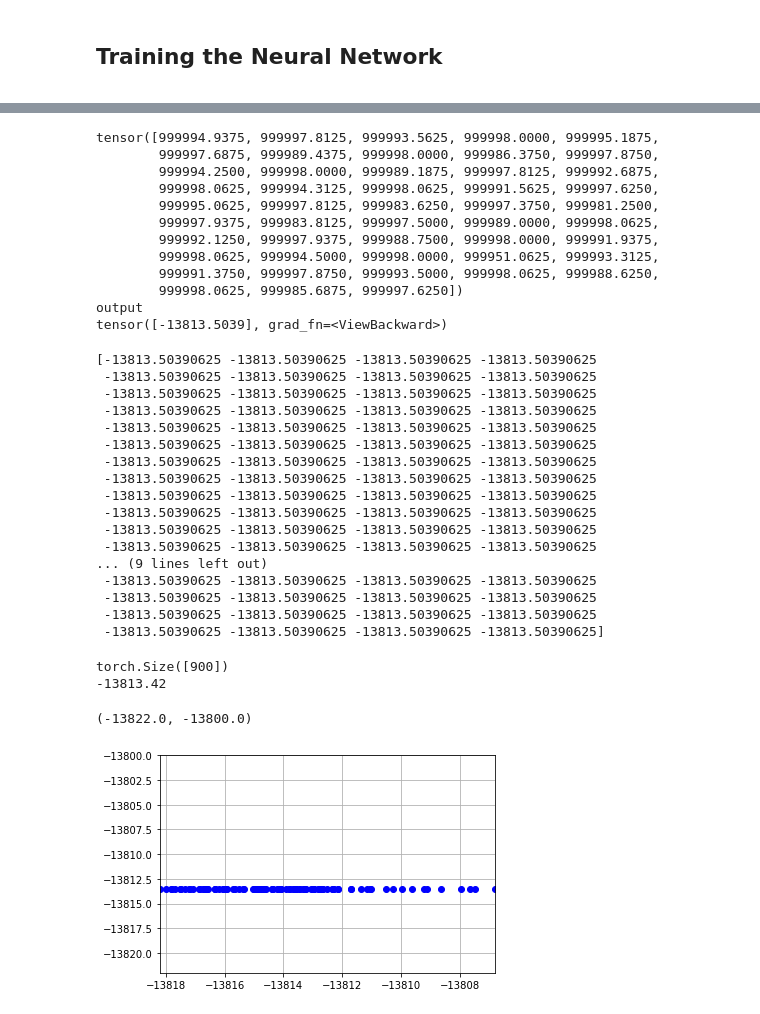
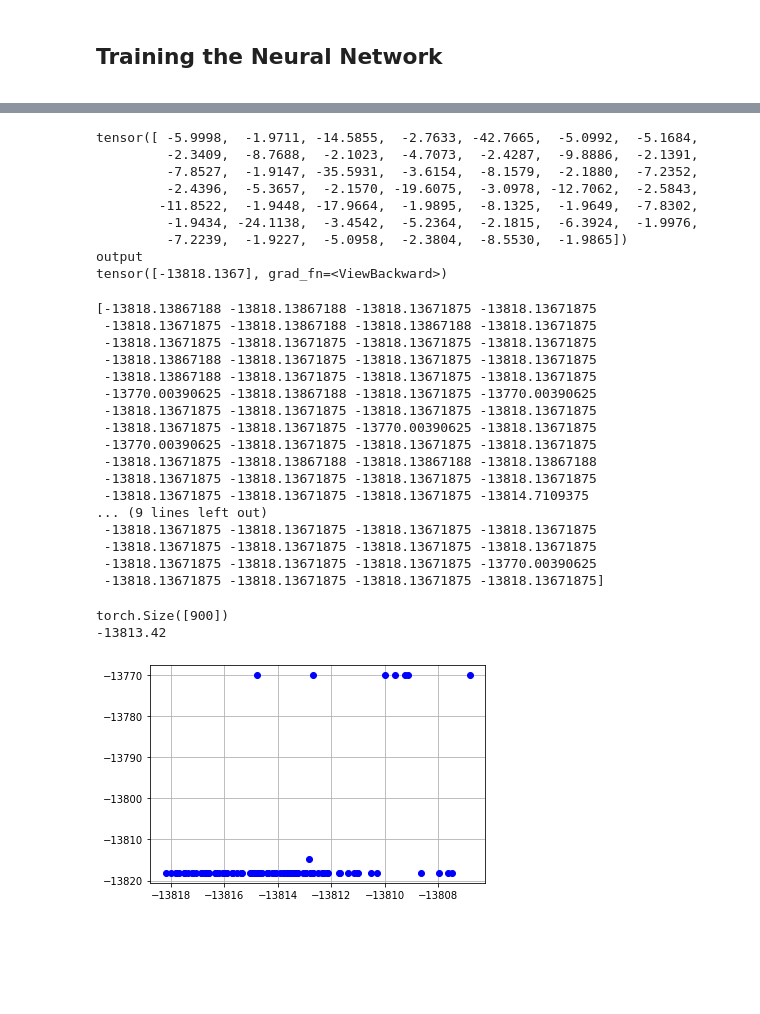
Before and after one commit to KKaroni/Symmetry-in-Machine-learned-Molecular-Force-Fields, a Jupyter notebook: BPNN.ipynb, the cells around one changed output, grey strips where cells are left out. Drawn from its saved outputs; the diff is of its cells as text; code cells hidden in the pictures; blank space fills up the shorter version.

```diff
--- a/BPNN.ipynb
+++ b/BPNN.ipynb
@@ -216,7 +216,7 @@ def angular_BP_symm_func(coord,Dp,N,heta,Rs,lambdaa,zeta):
             for k in range(N):
                 if j != i and k !=i:
                     R_vec_ij = coord[i,:] - coord[j,:]
-                    R_vec_jk = coord[k,:] - coord[k,:]
+                    R_vec_jk = coord[i,:] - coord[k,:]
                     theta_ijk  = np.dot(R_vec_ij, R_vec_jk)/(Dp[i][j]*Dp[i][k])
                     G_mu2[i]   = G_mu2[i] + (  1 + lambdaa * np.cos(theta_ijk) )**zeta  \
                                 * np.exp( -heta * (Dp[i][j]**2 + Dp[i][k]**2 + Dp[j][k]**2) ) \
@@ -384,8 +384,8 @@ class BPNN(nn.Module):
 #         print(x3)
 
         x = torch.cat((x1, x2, x3), 0)
-#        x = torch.sum(x)                      #??????????????????????????? try average pooling?
-#        x = torch.reshape(x,[1])
+        x = torch.sum(x)                   #??????????????????????????? try average pooling?
+        x = torch.reshape(x,[1])
         return x
 
 
@@ -547,7 +607,7 @@ biases
 net = BPNN()
 
 criterion = nn.MSELoss()
-optimizer = optim.Adam(net.parameters(), lr=0.01)
+optimizer = optim.Adam(net.parameters(), lr=0.1)
 #optimizer = optim.SGD(net.parameters(), lr=0.001, momentum=0.1)
 nepochs = 20
 
@@ -612,24 +672,21 @@ print('Finished Training')
 # %%
 x1, x2, x3 = test_set[10]
-x1 = x1 + 1000000
+x1 = x1
 print(x1)
 
 output = net(x1, x2, x3)
 print('output')
 print(output)
 # %% [output]
-tensor([999994.9375, 999997.8125, 999993.5625, 999998.0000, 999995.1875,
-        999997.6875, 999989.4375, 999998.0000, 999986.3750, 999997.8750,
-        999994.2500, 999998.0000, 999989.1875, 999997.8125, 999992.6875,
-        999998.0625, 999994.3125, 999998.0625, 999991.5625, 999997.6250,
-        999995.0625, 999997.8125, 999983.6250, 999997.3750, 999981.2500,
-        999997.9375, 999983.8125, 999997.5000, 999989.0000, 999998.0625,
-        999992.1250, 999997.9375, 999988.7500, 999998.0000, 999991.9375,
-        999998.0625, 999994.5000, 999998.0000, 999951.0625, 999993.3125,
-        999991.3750, 999997.8750, 999993.5000, 999998.0625, 999988.6250,
-        999998.0625, 999985.6875, 999997.6250])
+tensor([ -5.9998,  -1.9711, -14.5855,  -2.7633, -42.7665,  -5.0992,  -5.1684,
+         -2.3409,  -8.7688,  -2.1023,  -4.7073,  -2.4287,  -9.8886,  -2.1391,
+         -7.8527,  -1.9147, -35.5931,  -3.6154,  -8.1579,  -2.1880,  -7.2352,
+         -2.4396,  -5.3657,  -2.1570, -19.6075,  -3.0978, -12.7062,  -2.5843,
+        -11.8522,  -1.9448, -17.9664,  -1.9895,  -8.1325,  -1.9649,  -7.8302,
+         -1.9434, -24.1138,  -3.4542,  -5.2364,  -2.1815,  -6.3924,  -1.9976,
+         -7.2239,  -1.9227,  -5.0958,  -2.3804,  -8.5530,  -1.9865])
 output
-tensor([-13813.5039], grad_fn=<ViewBackward>)
+tensor([-13818.1367], grad_fn=<ViewBackward>)
 # %%
 prediction = np.zeros(100)
 for i in range(100):
@@ -638,23 +695,23 @@ for i in range(100):
 # %%
 print(prediction)
 # %% [output]
-[-13813.50390625 -13813.50390625 -13813.50390625 -13813.50390625
- -13813.50390625 -13813.50390625 -13813.50390625 -13813.50390625
- -13813.50390625 -13813.50390625 -13813.50390625 -13813.50390625
- -13813.50390625 -13813.50390625 -13813.50390625 -13813.50390625
- -13813.50390625 -13813.50390625 -13813.50390625 -13813.50390625
- -13813.50390625 -13813.50390625 -13813.50390625 -13813.50390625
- -13813.50390625 -13813.50390625 -13813.50390625 -13813.50390625
- -13813.50390625 -13813.50390625 -13813.50390625 -13813.50390625
- -13813.50390625 -13813.50390625 -13813.50390625 -13813.50390625
- -13813.50390625 -13813.50390625 -13813.50390625 -13813.50390625
- -13813.50390625 -13813.50390625 -13813.50390625 -13813.50390625
- -13813.50390625 -13813.50390625 -13813.50390625 -13813.50390625
+[-13818.13867188 -13818.13867188 -13818.13671875 -13818.13671875
+ -13818.13671875 -13818.13867188 -13818.13867188 -13818.13671875
+ -13818.13671875 -13818.13671875 -13818.13671875 -13818.13671875
+ -13818.13867188 -13818.13671875 -13818.13671875 -13818.13671875
+ -13818.13867188 -13818.13671875 -13818.13671875 -13818.13671875
+ -13770.00390625 -13818.13867188 -13818.13671875 -13770.00390625
+ -13818.13671875 -13818.13671875 -13818.13671875 -13818.13671875
+ -13818.13671875 -13818.13671875 -13770.00390625 -13818.13671875
+ -13770.00390625 -13818.13671875 -13818.13671875 -13818.13671875
+ -13818.13671875 -13818.13867188 -13818.13867188 -13818.13867188
+ -13818.13671875 -13818.13671875 -13818.13671875 -13818.13671875
+ -13818.13671875 -13818.13671875 -13818.13671875 -13814.7109375
 ... (9 lines left out)
- -13813.50390625 -13813.50390625 -13813.50390625 -13813.50390625
- -13813.50390625 -13813.50390625 -13813.50390625 -13813.50390625
- -13813.50390625 -13813.50390625 -13813.50390625 -13813.50390625
- -13813.50390625 -13813.50390625 -13813.50390625 -13813.50390625]
+ -13818.13671875 -13818.13671875 -13818.13671875 -13818.13671875
+ -13818.13671875 -13818.13671875 -13818.13671875 -13818.13671875
+ -13818.13671875 -13818.13671875 -13818.13671875 -13770.00390625
+ -13818.13671875 -13818.13671875 -13818.13671875 -13818.13671875]
 # %%
 print(np.shape(train_labels))
 train_labels = np.array(train_labels)
@@ -665,12 +722,11 @@ torch.Size([900])
 # %%
 plt.plot(test_labels,prediction, 'o', color='blue')
 plt.grid()
-plt.xlim([min(test_labels), max(test_labels)])
+#plt.xlim([min(test_labels), max(test_labels)])
 #plt.ylim([min(prediction), max(prediction)])
-plt.ylim([-13822,-13800])
+#plt.ylim([-13822,-13800])
 # %% [output]
-(-13822.0, -13800.0)
-[figure, old version]
+[figure, new version]
 # %%
 print('layer 1')
 print('weights')
```
Also changed, not shown: parts of 12 cells of this notebook.
